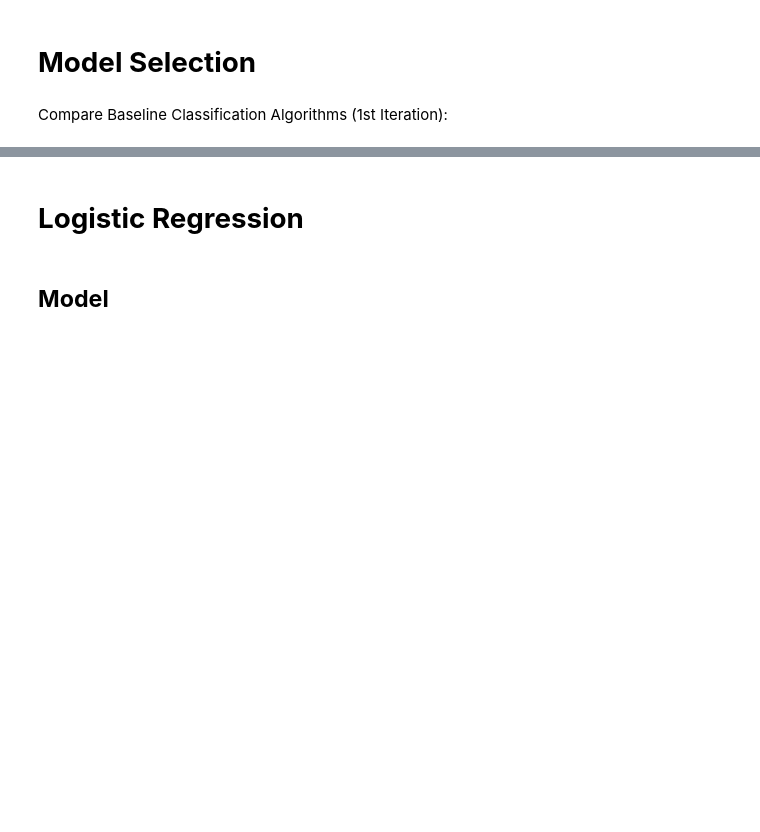
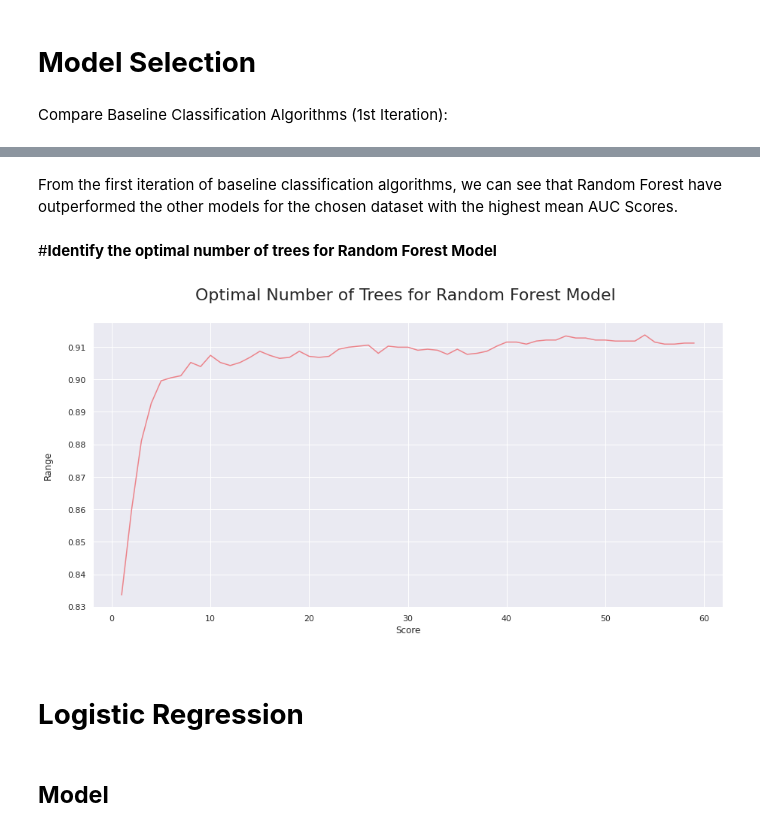
Before and after one commit to HoudaELB/Churn-Prediction-with-ML, a Jupyter notebook: Churn_Prediction.ipynb, the cells around one changed output, grey strips where cells are left out. Saved outputs shown, nothing was run; the diff lists cells and outputs as text; code cells hidden in the pictures; blank space fills up the shorter version.

Commit message:
Model selection

```diff
--- a/Churn_Prediction.ipynb
+++ b/Churn_Prediction.ipynb
@@ -473,3 +476,29 @@ plt.show()
+# %% [markdown]
+From the first iteration of baseline classification algorithms, we can see that Random Forest have outperformed the other models for the chosen dataset with the highest mean AUC Scores.
+# %% [markdown]
+#**Identify the optimal number of trees for Random Forest Model**
+# %%
+score_array = []
+for each in range(1,60):
+    rf_loop = RandomForestClassifier(n_estimators = each, random_state = 1)
+    rf_loop.fit(X_train,y_train)
+    score_array.append(rf_loop.score(X_test,y_test))
+
+fig = plt.figure(figsize=(15, 7))
+plt.plot(range(1,60),score_array, color = '#ec838a')
+plt.ylabel('Range\n',horizontalalignment="center",
+fontstyle = "normal", fontsize = "large",
+fontfamily = "sans-serif")
+plt.xlabel('Score\n',horizontalalignment="center",
+fontstyle = "normal", fontsize = "large",
+fontfamily = "sans-serif")
+plt.title('Optimal Number of Trees for Random Forest Model \n',horizontalalignment="center", fontstyle = "normal", fontsize = "22", fontfamily = "sans-serif")
+#plt.legend(loc='top right', fontsize = "medium")
+plt.xticks(rotation=0, horizontalalignment="center")
+plt.yticks(rotation=0, horizontalalignment="right")
+plt.show()
+# %% [output]
+[figure, added]
 # %% [markdown]
 # **Logistic Regression**
 # %% [markdown]
```
Also changed, not shown: parts of 13 cells of this notebook.
